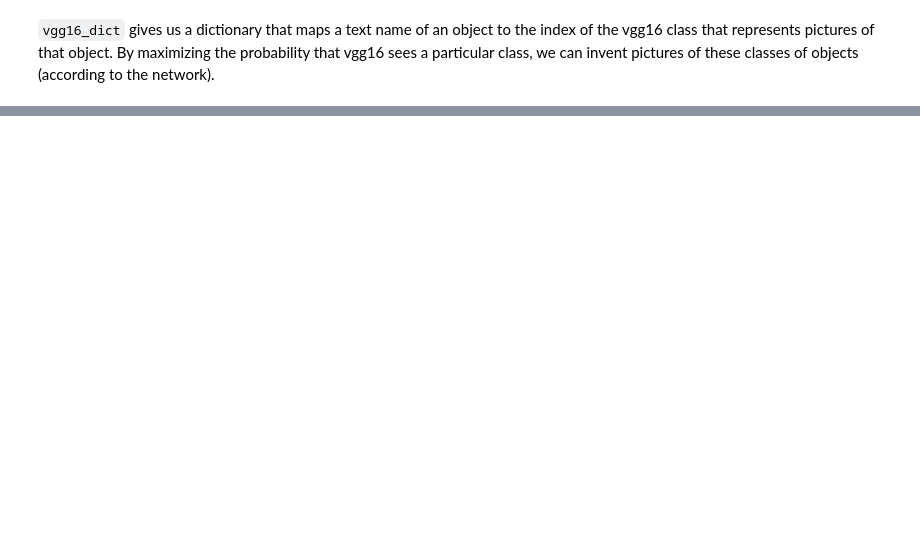
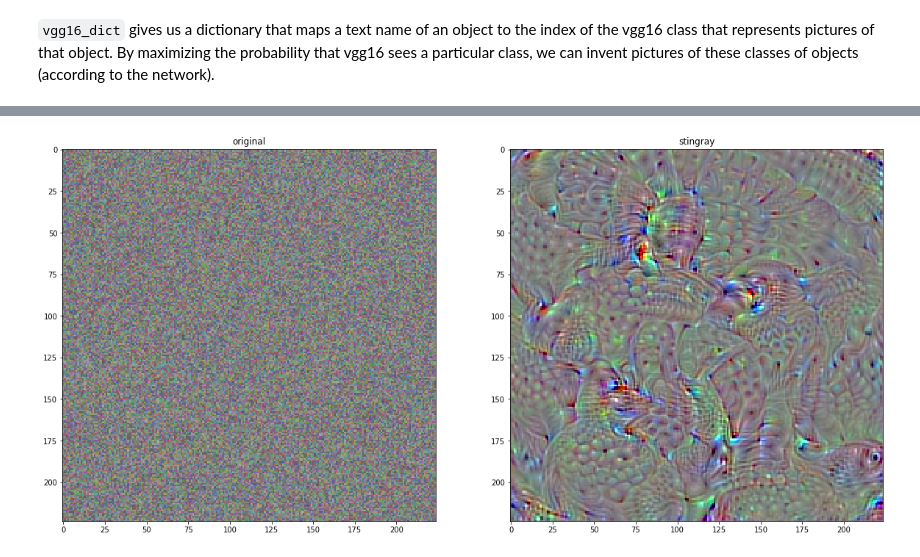
Before and after one commit to JoeDumoulin/deep_dream_things, a Jupyter notebook: experiments/maximize probability of an outcome on vgg16.ipynb, the cells around one changed output, grey strips where cells are left out. Cells and saved outputs as stored; diff of their text form; code cells hidden in the pictures; blank space fills up the shorter version.

````diff
--- a/experiments/maximize probability of an outcome on vgg16.ipynb
+++ b/experiments/maximize probability of an outcome on vgg16.ipynb
@@ -61,7 +60,7 @@ import json
 with open('../vgg16classes.json', 'r') as f:
     blob = json.load(f)
 
-vgg16_dict = {v[1]:k for k,v in blob.items()}
+vgg16_dict = {v[1]:int(k) for k,v in blob.items()}
 
 print(list(vgg16_dict.items())[:10])
 # %% [output]
@@ -69,2 +68,97 @@ print(list(vgg16_dict.items())[:10])
 # %% [markdown]
 ```vgg16_dict``` gives us a dictionary that maps a text name of an object to the index of the vgg16 class that represents pictures of that object.  By maximizing the probability that vgg16 sees a particular class, we can invent pictures of these classes of objects (according to the network).
+# %%
+# util function to convert a tensor into a valid image
+def deprocess_image(x):
+    # normalize tensor: center on 0., ensure std is 0.1
+    x -= x.mean()
+    x /= (x.std() + 1e-5)
+    x *= 0.1
+
+    # clip to [0, 1]
+    x += 0.5
+    x = np.clip(x, 0, 1)
+
+    # convert to RGB array
+    x *= 255
+    x = np.clip(x, 0, 255).astype('uint8', casting='unsafe')
+    return x
+
+def step_output(model, output_layer_dict, output_index, img):
+    # calculate cummulative L_1 loss
+    loss = K.variable(0.)
+    for item in output_layer_dict.items():
+        layer = get_layer_by_name(model, item[0])
+        weight = item[1]
+        # accumulate te L_1 loss over the specified layers using the defined weights.
+        scaling = K.prod(K.cast(K.shape(output_layer.output), 'float32'))
+        loss += weight * K.mean(output_layer.output[:, :, :, :]) #/scaling
+
+    loss += K.mean(model.output[:, output_index])
+    # make gradients
+    grads = K.gradients(loss, model.inputs[0])[0]
+    grads =  grads / (K.sqrt(K.mean(K.square(grads))) + K.epsilon())
+
+    step = K.function([model.inputs[0]], [loss, grads])
+
+    return step([img])
+
+def get_layer_by_name(model, layer_name):
+    # use model.summary to see the layer names.
+    layer_dict = dict([(layer.name, layer) for layer in vgg.layers[1:]])
+
+    if layer_name in layer_dict:
+        return layer_dict[layer_name]
+    else: return None
+
+def get_random_filter(model, layer):
+    # get a filter from model
+    filter_upper = len(layer.get_weights()[1])
+
+    assert(filter_upper > 0)
+
+    # pick a random filter index
+    return np.random.randint(filter_upper)
+
+
+#test
+output_layer = get_layer_by_name(vgg, 'block5_conv3')
+assert isinstance(output_layer, layers.Conv2D)
+
+#idx = get_random_filter(vgg, output_layer)
+#print(idx)
+
+#select an output class (chicken, for example)
+named_obj = 'stingray'
+out_index = vgg16_dict[named_obj]
+print(out_index)
+
+# create an image for the input.
+input_img_data = np.random.random((1, 224, 224, 3))
+
+# map layer names to a weight to apply to the loss
+layer_dict = {
+    'block5_conv1':0.3,
+    'block5_conv2':0.7,
+    'block5_conv3':1.1
+}
+
+# now create a function to iterate the gradients to add to the image.
+def iterate_grads(model, layer_dict, filter_index, iterations, img):
+    next_image = img
+    for _ in range(iterations):
+        losses, gradients = step_output(model, layer_dict, filter_index, next_image)
+        next_image = next_image + gradients
+    return next_image
+
+iter = 20
+final_img = iterate_grads(vgg,  layer_dict, out_index, iter, input_img_data)
+
+fig, (ax1,ax2) = plt.subplots(1,2,figsize=(20, 10))
+
+ax1.imshow(deprocess_image(input_img_data.reshape(224,224,3)))
+ax1.set_title('original')
+ax2.imshow(deprocess_image(final_img.reshape(224,224,3)))
+ax2.set_title(named_obj)
+fig.show()
+# %% [output]
@@ -70,0 +167 @@ print(list(vgg16_dict.items())[:10])
+[figure, added]
````
Also changed, not shown: parts of 5 cells of this notebook.
